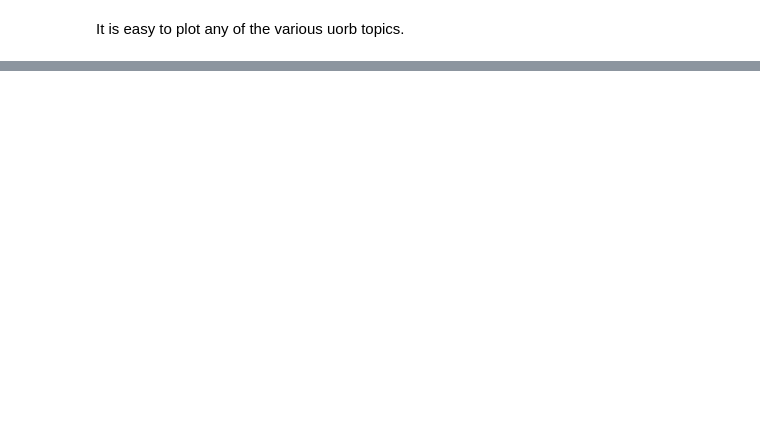
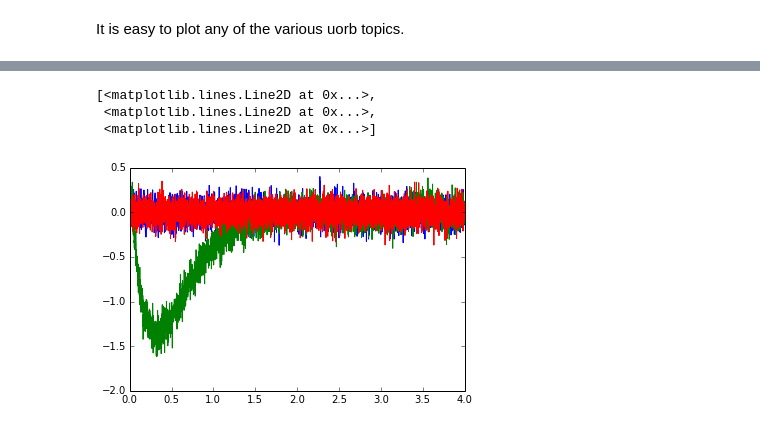
Before and after one commit to jgoppert/PX4-SIL, a Jupyter notebook: PeriodicSim.ipynb, the cells around one changed output, grey strips where cells are left out. Cells and saved outputs as stored; diff of their text form; code cells hidden in the pictures; blank space fills up the shorter version.

```diff
--- a/PeriodicSim.ipynb
+++ b/PeriodicSim.ipynb
@@ -281,0 +330,7 @@ plt.plot(log.log.t, log.vehicle_attitude.pitch)
+# %%
+plt.plot(log.log.t, log.sensor_combined.gyro_rad_s)
+# %% [output]
+[<matplotlib.lines.Line2D at 0x...>,
+ <matplotlib.lines.Line2D at 0x...>,
+ <matplotlib.lines.Line2D at 0x...>]
+[figure, added]
```
Also changed, not shown: parts of 9 cells of this notebook, 1 other file.
